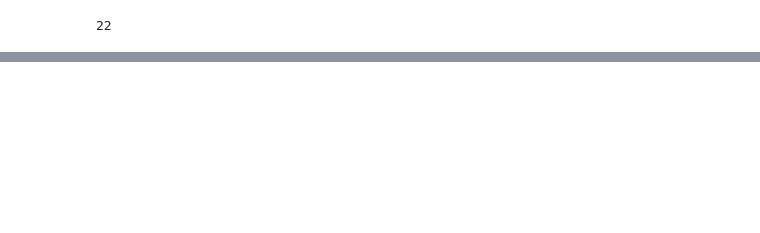
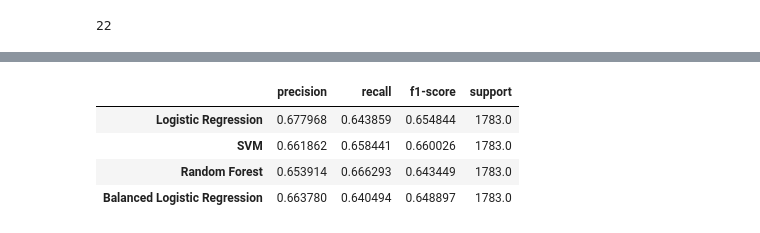
Before and after one commit to axlekamau-sys/Phase-4-twitter-sentiment-analysis-project, a Jupyter notebook: notebooks/kuria.ipynb, the cells around one changed output, grey strips where cells are left out. Saved outputs shown, nothing was run; the diff lists cells and outputs as text; code cells hidden in the pictures; blank space fills up the shorter version.

```diff
--- a/notebooks/kuria.ipynb
+++ b/notebooks/kuria.ipynb
@@ -138,0 +232,10 @@ df.head()
+# %%
+# SVM
+svm_model = LinearSVC(class_weight='balanced')
+svm_model.fit(vectorizer.fit_transform(X_train), y_train)
+print(classification_report(y_test, svm_model.predict(vectorizer.transform(X_test))))
+
+# Random Forest
+rf_model = RandomForestClassifier(n_estimators=200, class_weight='balanced')
+rf_model.fit(vectorizer.fit_transform(X_train), y_train)
+print(classification_report(y_test, rf_model.predict(vectorizer.transform(X_test))))
@@ -138,0 +262,10 @@ df.head()
+# %%
+from imblearn.over_sampling import SMOTE
+
+X_train_tfidf, y_train_balanced = SMOTE(random_state=42).fit_resample(vectorizer.fit_transform(X_train), y_train)
+
+model_balanced = LogisticRegression(max_iter=1000)
+model_balanced.fit(X_train_tfidf, y_train_balanced)
+
+y_pred_balanced = model_balanced.predict(vectorizer.transform(X_test))
+print(classification_report(y_test, y_pred_balanced))
@@ -138,0 +306,15 @@ df.head()
+# %%
+results = {
+    "Logistic Regression": classification_report(y_test, y_pred_multi, output_dict=True),
+    "SVM": classification_report(y_test, svm_model.predict(vectorizer.transform(X_test)), output_dict=True),
+    "Random Forest": classification_report(y_test, rf_model.predict(vectorizer.transform(X_test)), output_dict=True),
+    "Balanced Logistic Regression": classification_report(y_test, y_pred_balanced, output_dict=True),
+}
+
+pd.DataFrame({model: res['weighted avg'] for model, res in results.items()}).T
+# %% [output]
+|  | precision | recall | f1-score | support |
+| Logistic Regression | 0.677968 | 0.643859 | 0.654844 | 1783.0 |
+| SVM | 0.661862 | 0.658441 | 0.660026 | 1783.0 |
+| Random Forest | 0.653914 | 0.666293 | 0.643449 | 1783.0 |
+| Balanced Logistic Regression | 0.663780 | 0.640494 | 0.648897 | 1783.0 |
```
Also changed, not shown: parts of 19 cells of this notebook.
